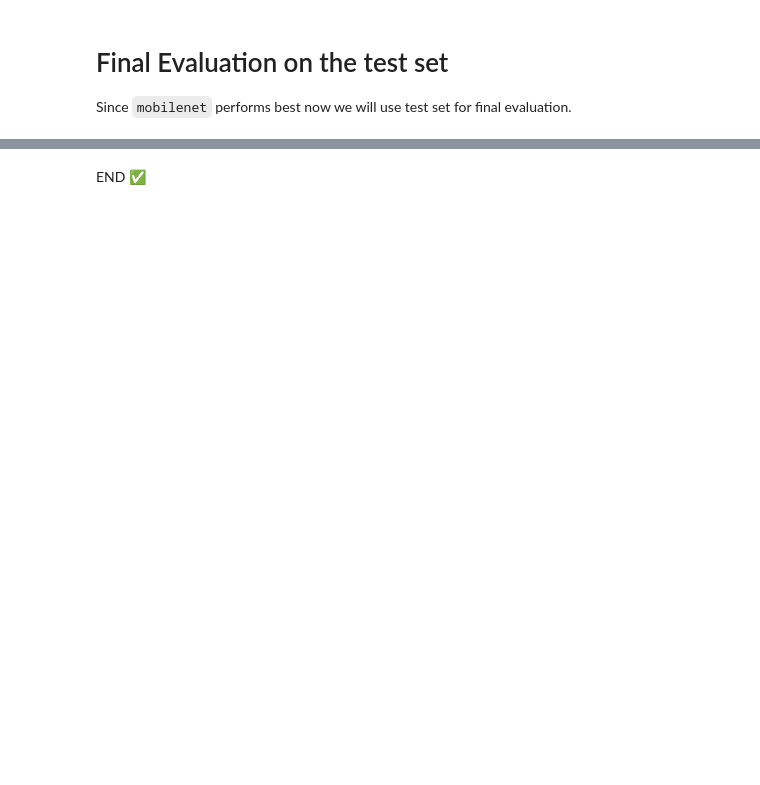
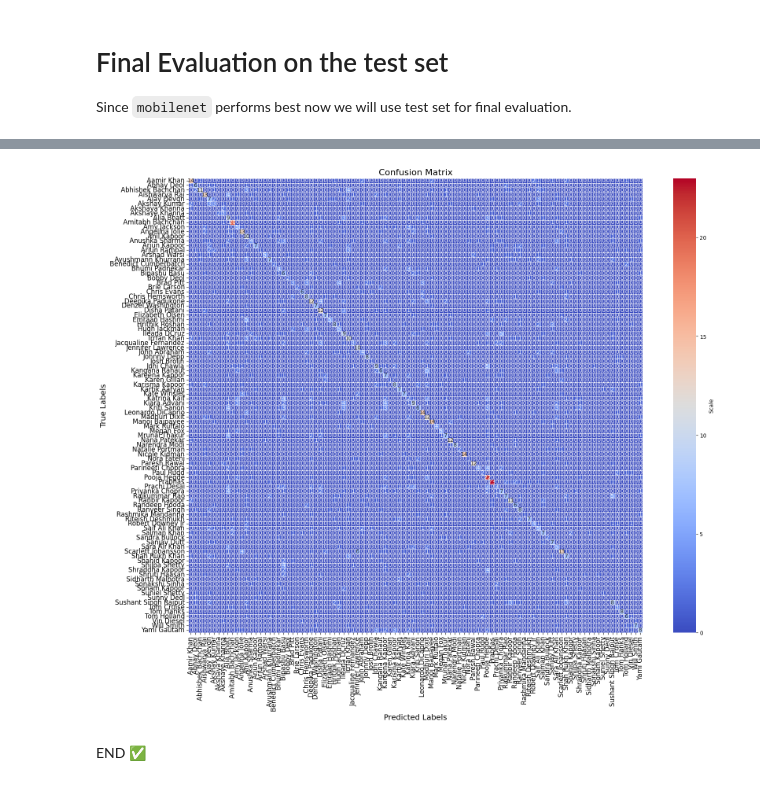
Before and after one commit to Mateusz-best-creator/CelebrityRecognition, a Jupyter notebook: project.ipynb, the cells around one changed output, grey strips where cells are left out. Drawn from its saved outputs; the diff is of its cells as text; code cells hidden in the pictures; blank space fills up the shorter version.

```diff
--- a/project.ipynb
+++ b/project.ipynb
@@ -1313,11 +1562,12 @@ test_loss = 0
 final_preds = []
 target = []
 
+print(f"Batches = {len(effn_dataloaders_50["test"])}")
+
 with torch.inference_mode():
   for batch, (X, y) in enumerate(effn_dataloaders_50["test"]):
-    if batch > 20:
-      break
-    print(f"Batch = {batch+1}")
+    if batch % 10 == 0:
+      print(f"Batch = {batch+1}")
     X, y = X.to(device), y.to(device)
     logits = eff_net_model_50(X)
     test_loss += eff_net_loss_fn_all(logits, y)
@@ -1334,22 +1593,28 @@ print(f"(Loss, Accuracy) = {test_loss, test_accuracy}")
-# %%
-confmat = ConfusionMatrix(task="multiclass", num_classes=len(CLASS_NAMES))
-confusion_matrix = confmat(torch.tensor(final_preds), torch.tensor(target))
 # %%
 import seaborn as sns
+from sklearn.metrics import confusion_matrix
+
+conf_matrix = confusion_matrix(target, final_preds)
+class_names = CLASS_NAMES
 
 plt.figure(figsize=(20, 15))
-sns.heatmap(confusion_matrix,
+sns.heatmap(conf_matrix,
             annot=True,
             fmt='d',
-            cmap='coolwarm',  # Choose a color palette
-            cbar_kws={'label': 'Scale'},  # Label the color bar
-            linewidths=0.5,  # Add lines between squares for better readability
-            square=True)  # Ensure the heatmap is square
+            cmap='coolwarm',
+            cbar_kws={'label': 'Scale'},
+            linewidths=0.5,
+            square=True,
+            xticklabels=CLASS_NAMES,
+            yticklabels=CLASS_NAMES)
+
 plt.title('Confusion Matrix', fontsize=16)
 plt.xlabel('Predicted Labels', fontsize=14)
 plt.ylabel('True Labels', fontsize=14)
 plt.xticks(fontsize=12)
 plt.yticks(fontsize=12)
 plt.show()
+# %% [output]
+[figure, added]
 # %% [markdown]
 END ✅
```
Also changed, not shown: parts of 29 cells of this notebook, 8 other files.
